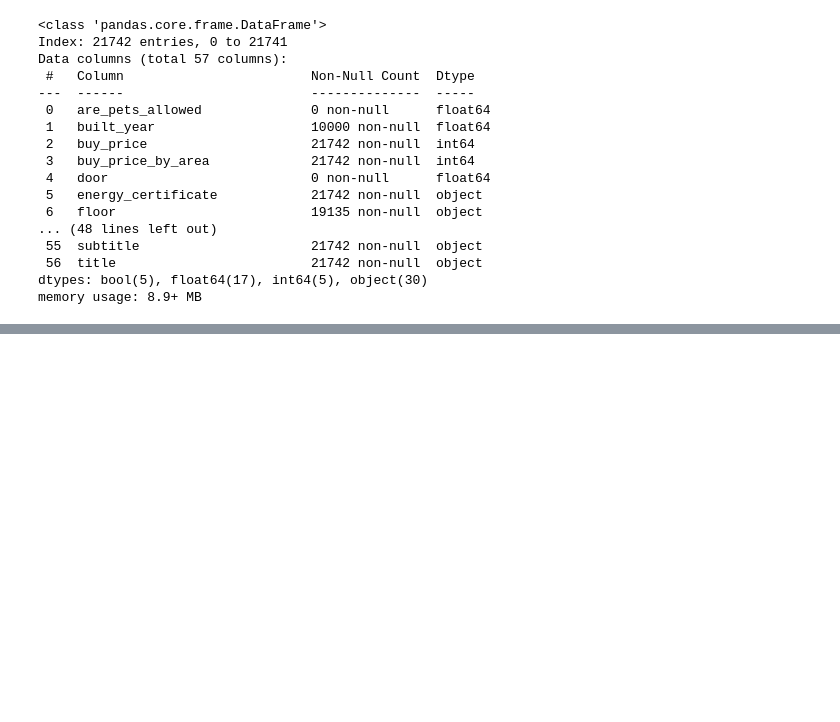
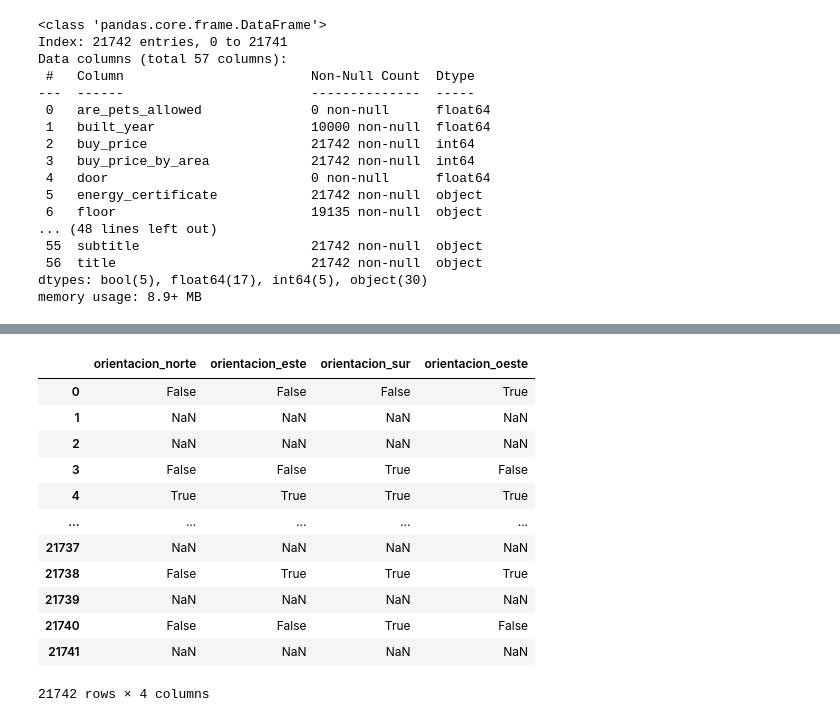
Before and after one commit to mariaortizz/DS_PT_09_2023, a Jupyter notebook: EDA/Madrid_real_state/limpieza_data_frame.ipynb, the cells around one changed output, grey strips where cells are left out. Drawn from its saved outputs; the diff is of its cells as text; code cells hidden in the pictures; blank space fills up the shorter version.

```diff
--- a/EDA/Madrid_real_state/limpieza_data_frame.ipynb
+++ b/EDA/Madrid_real_state/limpieza_data_frame.ipynb
@@ -77 +132,17 @@ df.filter(['is_orientation_north','is_orientation_west','is_orientation_south',
+# %%
+df.filter(['orientacion_norte','orientacion_este','orientacion_sur', 'orientacion_oeste'])
+# %% [output]
+|  | orientacion_norte | orientacion_este | orientacion_sur | orientacion_oeste |
+| 0 | False | False | False | True |
+| 1 | NaN | NaN | NaN | NaN |
+| 2 | NaN | NaN | NaN | NaN |
+| 3 | False | False | True | False |
+| 4 | True | True | True | True |
+| ... | ... | ... | ... | ... |
+| 21737 | NaN | NaN | NaN | NaN |
+| 21738 | False | True | True | True |
+| 21739 | NaN | NaN | NaN | NaN |
+| 21740 | False | False | True | False |
+| 21741 | NaN | NaN | NaN | NaN |
+21742 rows × 4 columns
 # %%
```
Also changed, not shown: parts of 16 cells of this notebook.
